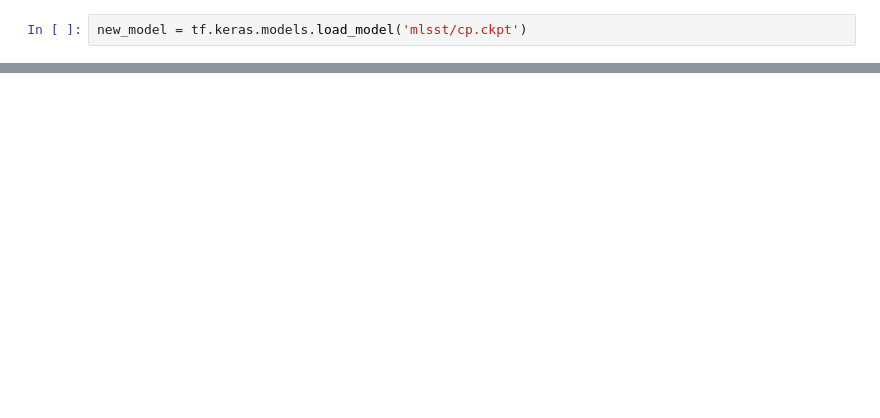
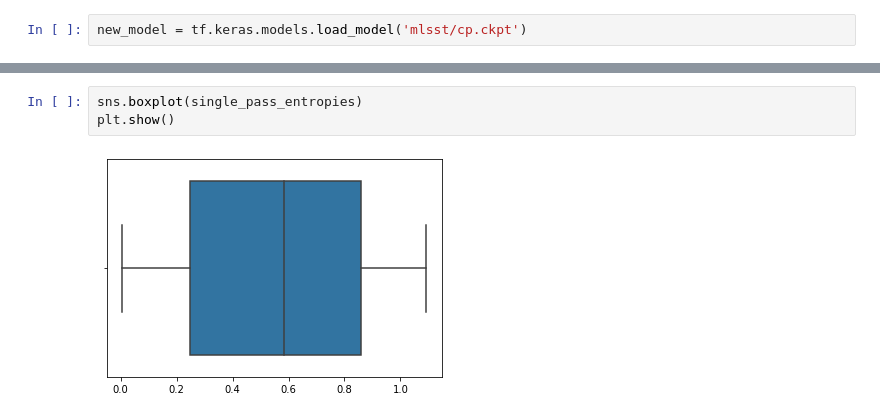
Before and after one commit to adammoss/bnn_hmc, a Jupyter notebook: results/MLSST_MCD.ipynb, the cells around one changed output, grey strips where cells are left out. Drawn from its saved outputs; the diff is of its cells as text; blank space fills up the shorter version.

```diff
--- a/results/MLSST_MCD.ipynb
+++ b/results/MLSST_MCD.ipynb
@@ -313,0 +282,5 @@ Entropy of a single pass: 0.012511255741119385
+# %%
+sns.boxplot(single_pass_entropies)
+plt.show()
+# %% [output]
+[figure, added]
```
Also changed, not shown: parts of 30 cells of this notebook.
